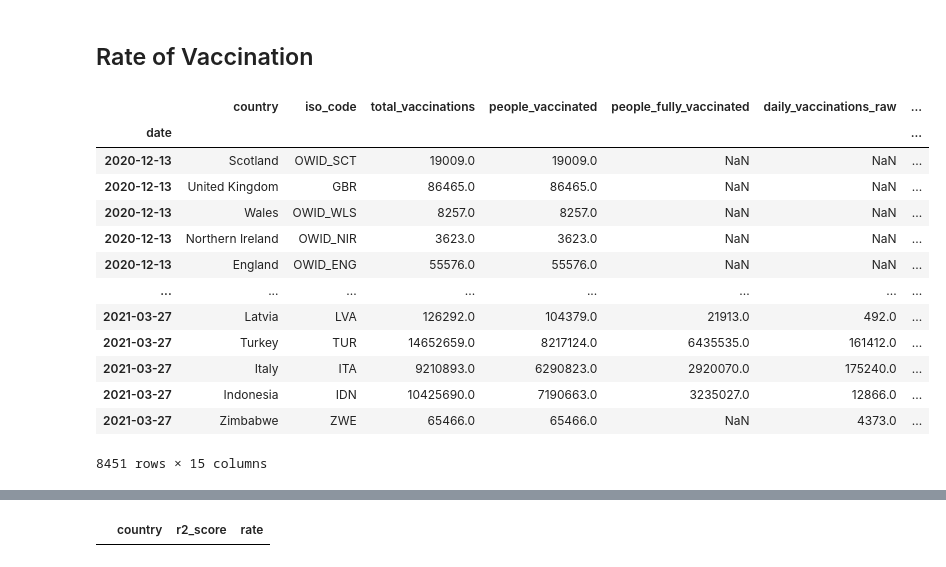
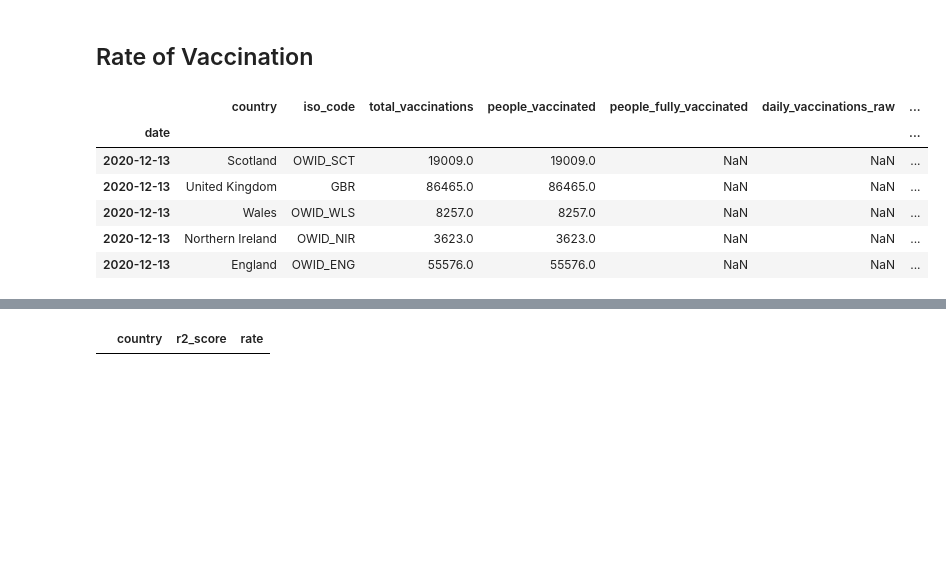
Before and after one commit to rebekahcallkacz/covid-vac-rollout, a Jupyter notebook: analysis/rollout_score.ipynb, the cells around one changed output, grey strips where cells are left out. Drawn from its saved outputs; the diff is of its cells as text; code cells hidden in the pictures; blank space fills up the shorter version.

```diff
--- a/analysis/rollout_score.ipynb
+++ b/analysis/rollout_score.ipynb
@@ -68,22 +108,16 @@ df_vax_distr.sort_values(by='people_fully_vaccinated_per_hundred', ascending=Fal
 # %% [markdown]
 ## Rate of Vaccination
 # %%
+# Calculate days from start date for each row in the dataframe
 df_dates = df.set_index('date').sort_values(by='date')
 df_dates.index = pd.to_datetime(df_dates.index)
 df_dates['days_from_start'] = (df_dates.index - df_dates.index[0]).days
-df_dates
+df_dates.head()
 # %% [output]
 |  | country | iso_code | total_vaccinations | people_vaccinated | people_fully_vaccinated | daily_vaccinations_raw | ... |
 | date |  |  |  |  |  |  | ... |
 | 2020-12-13 | Scotland | OWID_SCT | 19009.0 | 19009.0 | NaN | NaN | ... |
 | 2020-12-13 | United Kingdom | GBR | 86465.0 | 86465.0 | NaN | NaN | ... |
 | 2020-12-13 | Wales | OWID_WLS | 8257.0 | 8257.0 | NaN | NaN | ... |
 | 2020-12-13 | Northern Ireland | OWID_NIR | 3623.0 | 3623.0 | NaN | NaN | ... |
 | 2020-12-13 | England | OWID_ENG | 55576.0 | 55576.0 | NaN | NaN | ... |
-| ... | ... | ... | ... | ... | ... | ... | ... |
-| 2021-03-27 | Latvia | LVA | 126292.0 | 104379.0 | 21913.0 | 492.0 | ... |
-| 2021-03-27 | Turkey | TUR | 14652659.0 | 8217124.0 | 6435535.0 | 161412.0 | ... |
-| 2021-03-27 | Italy | ITA | 9210893.0 | 6290823.0 | 2920070.0 | 175240.0 | ... |
-| 2021-03-27 | Indonesia | IDN | 10425690.0 | 7190663.0 | 3235027.0 | 12866.0 | ... |
-| 2021-03-27 | Zimbabwe | ZWE | 65466.0 | 65466.0 | NaN | 4373.0 | ... |
-8451 rows × 15 columns
```
Also changed, not shown: parts of 18 cells of this notebook, 1 other file.
